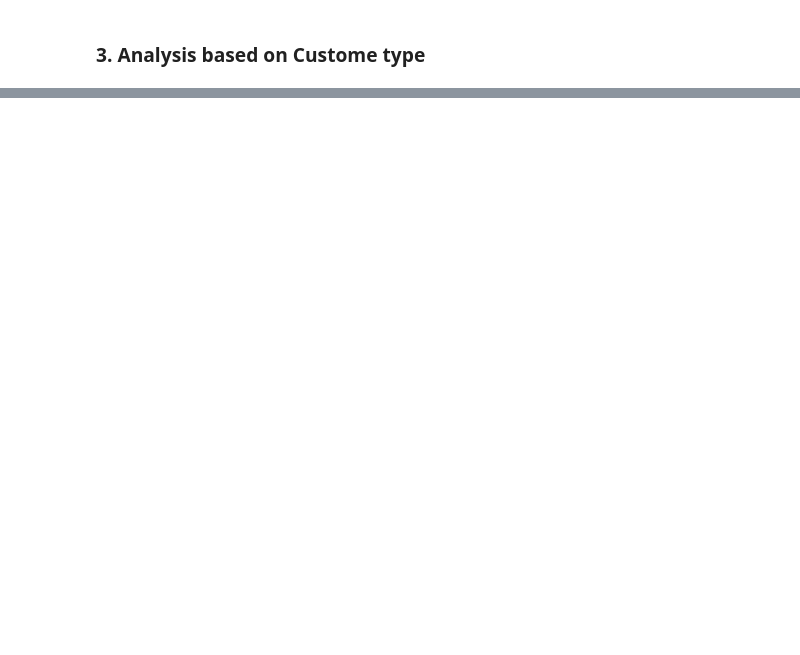
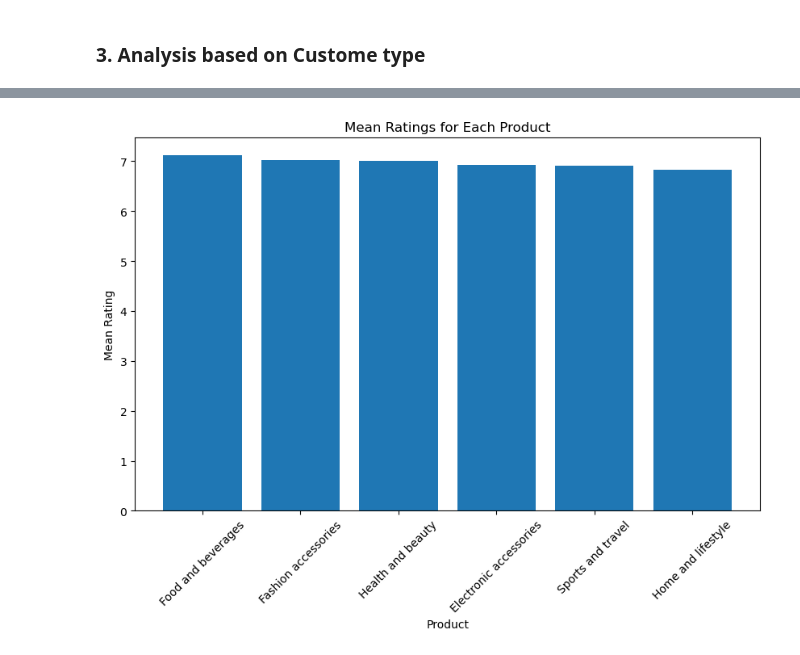
Before and after one commit to donald-okara/Supermarket-Sales, a Jupyter notebook: Supermarket sales/supermarket_sales.ipynb, the cells around one changed output, grey strips where cells are left out. Saved outputs shown, nothing was run; the diff lists cells and outputs as text; code cells hidden in the pictures; blank space fills up the shorter version.

```diff
--- a/Supermarket sales/supermarket_sales.ipynb
+++ b/Supermarket sales/supermarket_sales.ipynb
@@ -177,0 +228,17 @@ df
+# %%
+# Group the DataFrame by product and calculate the mean rating
+mean_ratings = df.groupby('Product line')['Rating'].mean().reset_index()
+
+# Sort the DataFrame by mean rating in descending order
+mean_ratings.sort_values('Rating', ascending=False, inplace=True)
+
+# Plot the mean ratings
+plt.figure(figsize=(10, 6))
+plt.bar(mean_ratings['Product line'], mean_ratings['Rating'])
+plt.xlabel('Product')
+plt.ylabel('Mean Rating')
+plt.title('Mean Ratings for Each Product')
+plt.xticks(rotation=45)
+plt.show()
+# %% [output]
+[figure, added]
```
Also changed, not shown: parts of 17 cells of this notebook, 13 other files.
